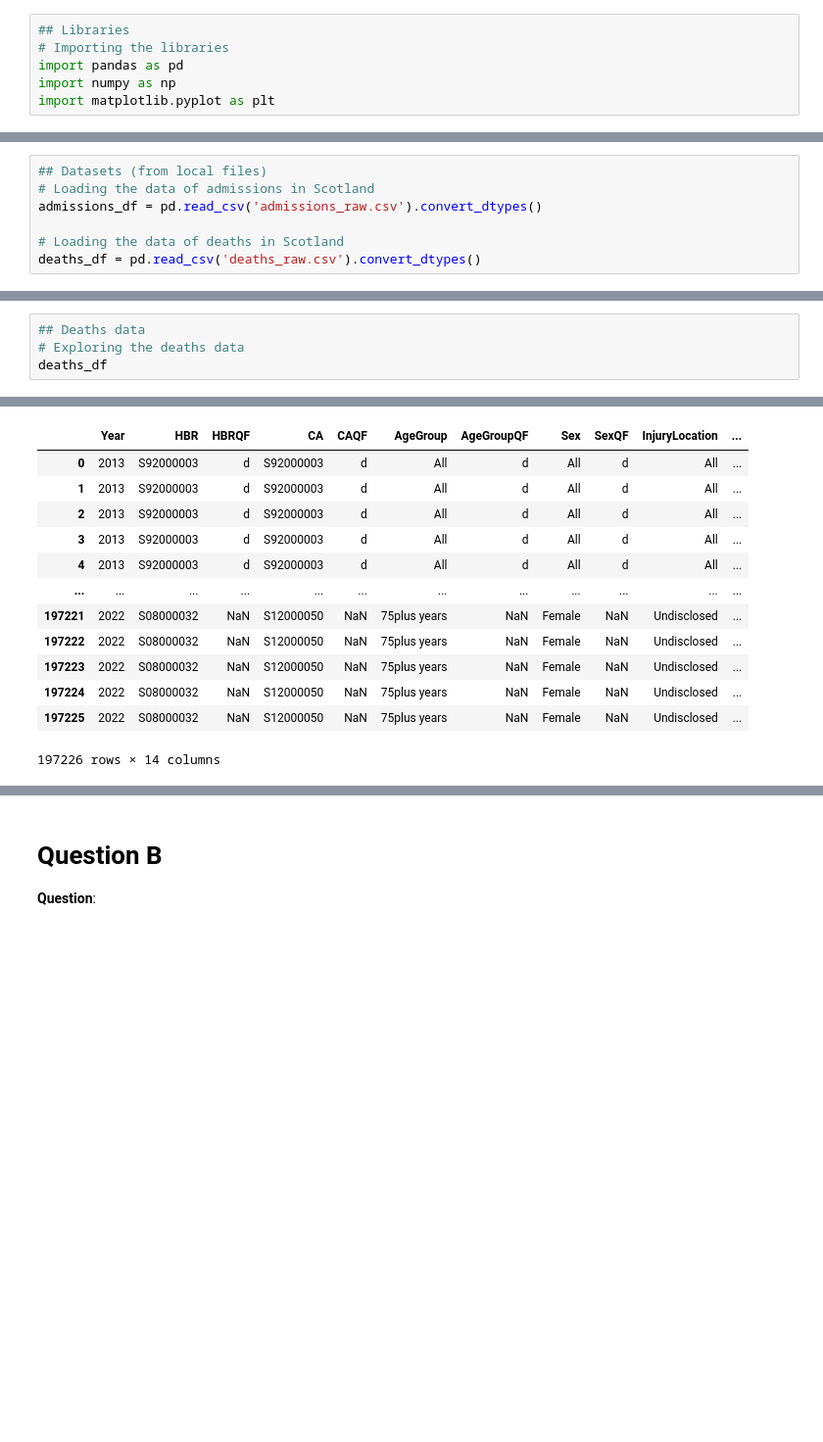
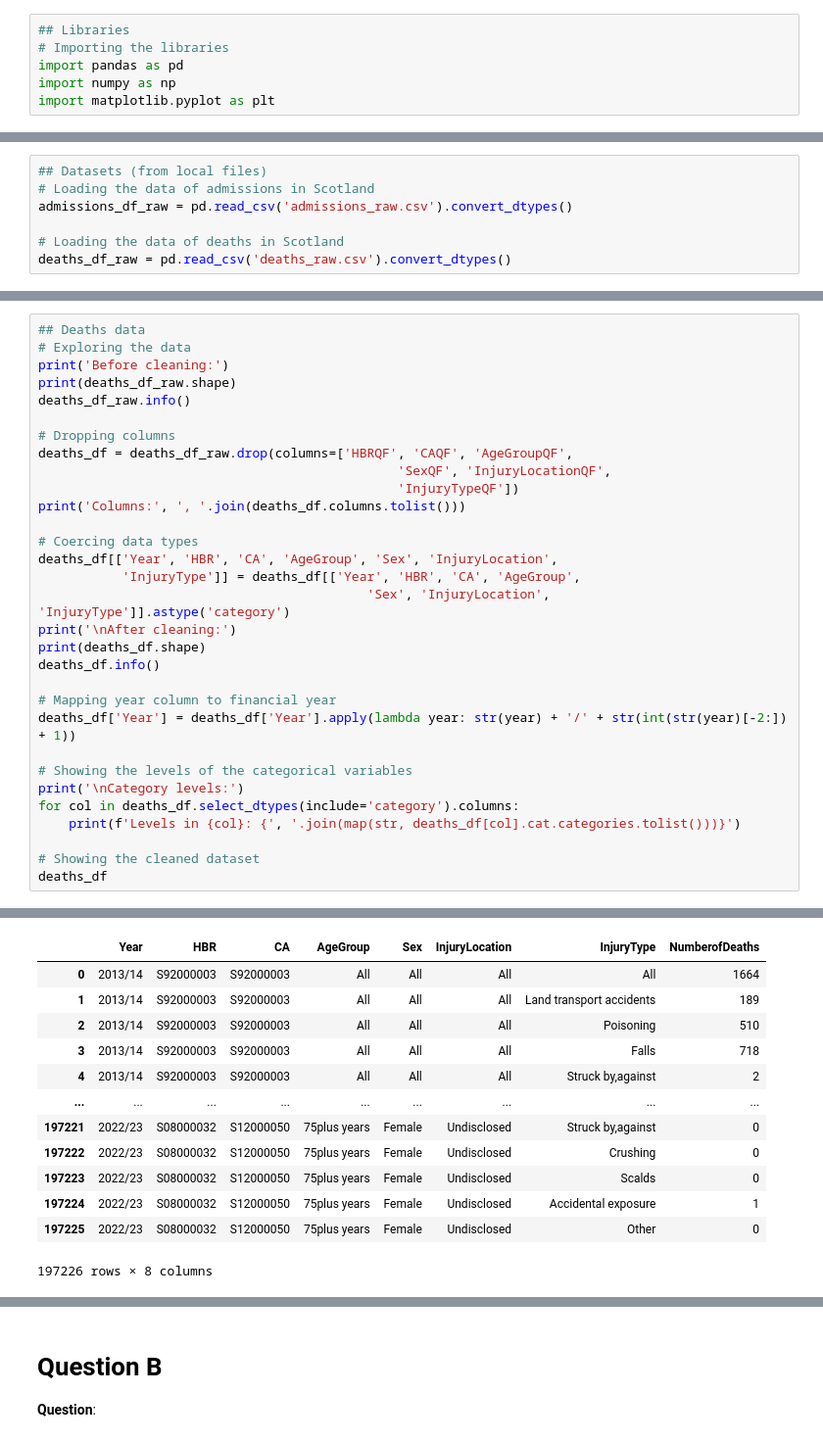
Before and after one commit to DrBenjamin/Applied-Software-Development-in-Health-and-Social-Care, a Jupyter notebook: 3_1_Task_to_present_next_week/Week 3 Task - Unintentional Injuries Dataset v1.0.ipynb, the cells around one changed output, grey strips where cells are left out. Shown at 98% size. Saved outputs shown, nothing was run; the diff lists cells and outputs as text; blank space fills up the shorter version.

```diff
--- a/3_1_Task_to_present_next_week/Week 3 Task - Unintentional Injuries Dataset v1.0.ipynb
+++ b/3_1_Task_to_present_next_week/Week 3 Task - Unintentional Injuries Dataset v1.0.ipynb
@@ -52,9 +52,9 @@ deaths_df.to_csv('deaths_raw.csv', index=False)
 # %%
 ## Datasets (from local files)
 # Loading the data of admissions in Scotland
-admissions_df = pd.read_csv('admissions_raw.csv').convert_dtypes()
+admissions_df_raw = pd.read_csv('admissions_raw.csv').convert_dtypes()
 
 # Loading the data of deaths in Scotland
-deaths_df = pd.read_csv('deaths_raw.csv').convert_dtypes()
+deaths_df_raw = pd.read_csv('deaths_raw.csv').convert_dtypes()
 # %%
 ## Admission data
@@ -105,6 +118,33 @@ None
 390177 rows × 8 columns
 # %%
 ## Deaths data
-# Exploring the deaths data
+# Exploring the data
+print('Before cleaning:')
+print(deaths_df_raw.shape)
+deaths_df_raw.info()
+
+# Dropping columns
+deaths_df = deaths_df_raw.drop(columns=['HBRQF', 'CAQF', 'AgeGroupQF',
+                                               'SexQF', 'InjuryLocationQF',
+                                               'InjuryTypeQF'])
+print('Columns:', ', '.join(deaths_df.columns.tolist()))
+
+# Coercing data types
+deaths_df[['Year', 'HBR', 'CA', 'AgeGroup', 'Sex', 'InjuryLocation',
+           'InjuryType']] = deaths_df[['Year', 'HBR', 'CA', 'AgeGroup',
+                                           'Sex', 'InjuryLocation', 'InjuryType']].astype('category')
+print('\nAfter cleaning:')
+print(deaths_df.shape)
+deaths_df.info()
+
+# Mapping year column to financial year
+deaths_df['Year'] = deaths_df['Year'].apply(lambda year: str(year) + '/' + str(int(str(year)[-2:]) + 1))
+
+# Showing the levels of the categorical variables
+print('\nCategory levels:')
+for col in deaths_df.select_dtypes(include='category').columns:
+    print(f'Levels in {col}: {', '.join(map(str, deaths_df[col].cat.categories.tolist()))}')
+
+# Showing the cleaned dataset
 deaths_df
 # %% [output]
@@ -111,13 +168,13 @@ deaths_df
-|  | Year | HBR | HBRQF | CA | CAQF | AgeGroup | AgeGroupQF | Sex | SexQF | InjuryLocation | ... |
-| 0 | 2013 | S92000003 | d | S92000003 | d | All | d | All | d | All | ... |
-| 1 | 2013 | S92000003 | d | S92000003 | d | All | d | All | d | All | ... |
-| 2 | 2013 | S92000003 | d | S92000003 | d | All | d | All | d | All | ... |
-| 3 | 2013 | S92000003 | d | S92000003 | d | All | d | All | d | All | ... |
-| 4 | 2013 | S92000003 | d | S92000003 | d | All | d | All | d | All | ... |
-| ... | ... | ... | ... | ... | ... | ... | ... | ... | ... | ... | ... |
-| 197221 | 2022 | S08000032 | NaN | S12000050 | NaN | 75plus years | NaN | Female | NaN | Undisclosed | ... |
-| 197222 | 2022 | S08000032 | NaN | S12000050 | NaN | 75plus years | NaN | Female | NaN | Undisclosed | ... |
-| 197223 | 2022 | S08000032 | NaN | S12000050 | NaN | 75plus years | NaN | Female | NaN | Undisclosed | ... |
-| 197224 | 2022 | S08000032 | NaN | S12000050 | NaN | 75plus years | NaN | Female | NaN | Undisclosed | ... |
-| 197225 | 2022 | S08000032 | NaN | S12000050 | NaN | 75plus years | NaN | Female | NaN | Undisclosed | ... |
+|  | Year | HBR | CA | AgeGroup | Sex | InjuryLocation | InjuryType | NumberofDeaths |
+| 0 | 2013/14 | S92000003 | S92000003 | All | All | All | All | 1664 |
+| 1 | 2013/14 | S92000003 | S92000003 | All | All | All | Land transport accidents | 189 |
+| 2 | 2013/14 | S92000003 | S92000003 | All | All | All | Poisoning | 510 |
+| 3 | 2013/14 | S92000003 | S92000003 | All | All | All | Falls | 718 |
+| 4 | 2013/14 | S92000003 | S92000003 | All | All | All | Struck by,against | 2 |
+| ... | ... | ... | ... | ... | ... | ... | ... | ... |
+| 197221 | 2022/23 | S08000032 | S12000050 | 75plus years | Female | Undisclosed | Struck by,against | 0 |
+| 197222 | 2022/23 | S08000032 | S12000050 | 75plus years | Female | Undisclosed | Crushing | 0 |
+| 197223 | 2022/23 | S08000032 | S12000050 | 75plus years | Female | Undisclosed | Scalds | 0 |
+| 197224 | 2022/23 | S08000032 | S12000050 | 75plus years | Female | Undisclosed | Accidental exposure | 1 |
+| 197225 | 2022/23 | S08000032 | S12000050 | 75plus years | Female | Undisclosed | Other | 0 |
-197226 rows × 14 columns
+197226 rows × 8 columns
```
Also changed, not shown: parts of 10 cells of this notebook.
